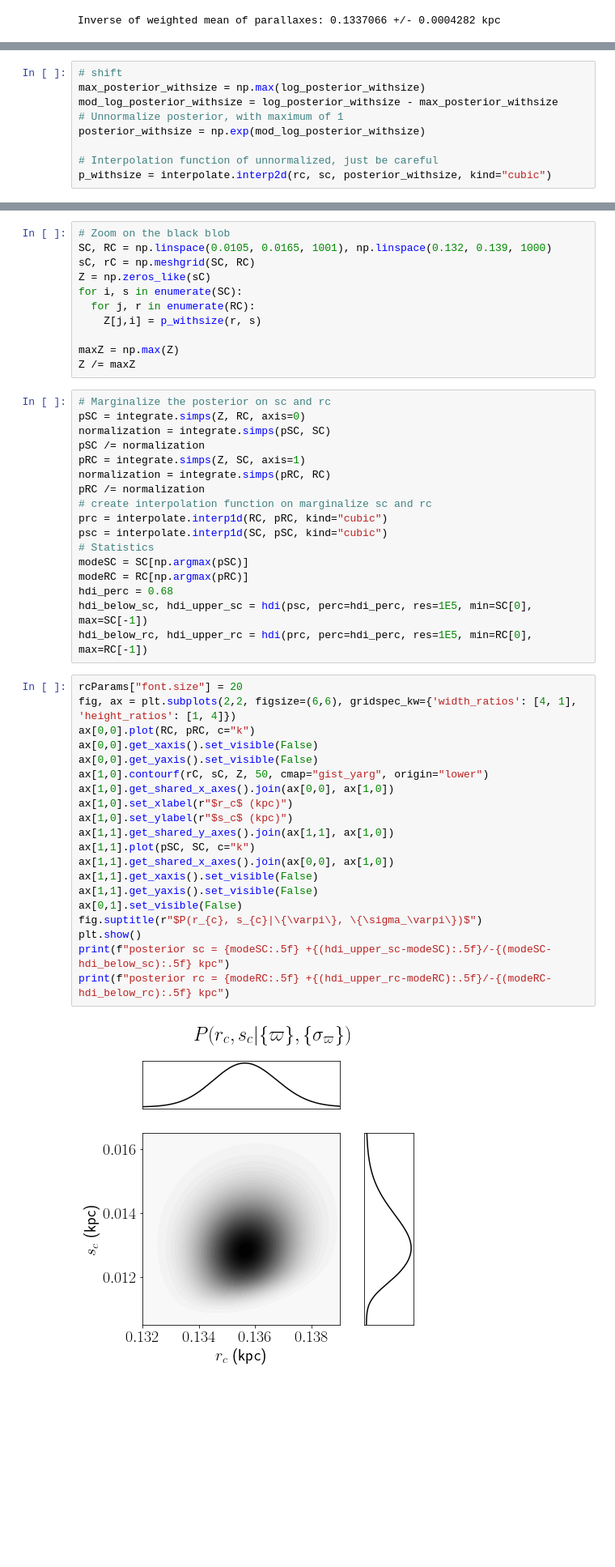
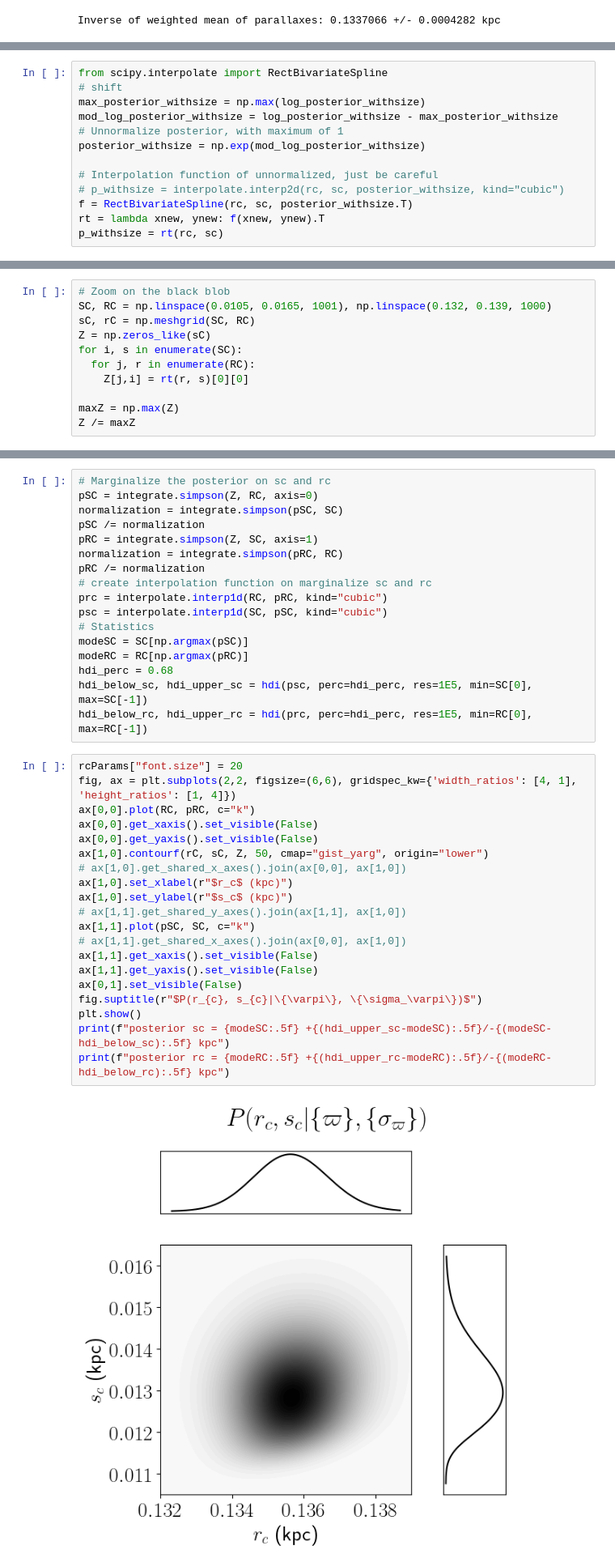
Before and after one commit to Alisyaifudin/estimating-distance, a Jupyter notebook: EstimatingDistance-Multiple.ipynb, the cells around one changed output, grey strips where cells are left out. Shown: that part at 81% size. Drawn from its saved outputs; the diff is of its cells as text; blank space fills up the shorter version.

```diff
--- a/EstimatingDistance-Multiple.ipynb
+++ b/EstimatingDistance-Multiple.ipynb
@@ -507,6 +507,7 @@ for i, r in enumerate(rc):
   for j, s in enumerate(sc):
     log_posterior_withsize[j, i] = log_likelihood_withsize[j, i] + log_sc_prior[j] + log_rc_prior[i]
 # %%
+from scipy.interpolate import RectBivariateSpline
 # shift
 max_posterior_withsize = np.max(log_posterior_withsize)
 mod_log_posterior_withsize = log_posterior_withsize - max_posterior_withsize
@@ -514,7 +515,10 @@ mod_log_posterior_withsize = log_posterior_withsize - max_posterior_withsize
 posterior_withsize = np.exp(mod_log_posterior_withsize)
 
 # Interpolation function of unnormalized, just be careful
-p_withsize = interpolate.interp2d(rc, sc, posterior_withsize, kind="cubic")
+# p_withsize = interpolate.interp2d(rc, sc, posterior_withsize, kind="cubic")
+f = RectBivariateSpline(rc, sc, posterior_withsize.T)
+rt = lambda xnew, ynew: f(xnew, ynew).T
+p_withsize = rt(rc, sc)
 # %%
 # plot!
 X, Y = np.meshgrid(rc, sc)
@@ -529,3 +537,14 @@ Text(0, 0.5, '$s_{c}$ (kpc)')
+# %%
+# Zoom on the black blob
+SC, RC = np.linspace(0.0105, 0.0165, 1001), np.linspace(0.132, 0.139, 1000)
+sC, rC = np.meshgrid(SC, RC)
+Z = np.zeros_like(sC)
+for i, s in enumerate(SC):
+  for j, r in enumerate(RC):
+    Z[j,i] = rt(r, s)[0][0]
+
+maxZ = np.max(Z)
+Z /= maxZ
 # %%
 # Plot with prior!
 plt.figure(figsize=(5,5))
@@ -540,21 +559,10 @@ Text(0, 0.5, '$s_{c}$ (kpc)')
-# %%
-# Zoom on the black blob
-SC, RC = np.linspace(0.0105, 0.0165, 1001), np.linspace(0.132, 0.139, 1000)
-sC, rC = np.meshgrid(SC, RC)
-Z = np.zeros_like(sC)
-for i, s in enumerate(SC):
-  for j, r in enumerate(RC):
-    Z[j,i] = p_withsize(r, s)
-
-maxZ = np.max(Z)
-Z /= maxZ
 # %%
 # Marginalize the posterior on sc and rc
-pSC = integrate.simps(Z, RC, axis=0)
-normalization = integrate.simps(pSC, SC)
+pSC = integrate.simpson(Z, RC, axis=0)
+normalization = integrate.simpson(pSC, SC)
 pSC /= normalization
-pRC = integrate.simps(Z, SC, axis=1)
-normalization = integrate.simps(pRC, RC)
+pRC = integrate.simpson(Z, SC, axis=1)
+normalization = integrate.simpson(pRC, RC)
 pRC /= normalization
 # create interpolation function on marginalize sc and rc
 prc = interpolate.interp1d(RC, pRC, kind="cubic")
@@ -568,25 +576,25 @@ hdi_below_rc, hdi_upper_rc = hdi(prc, perc=hdi_perc, res=1E5, min=RC[0], max=RC[
 # %%
 rcParams["font.size"] = 20
 fig, ax = plt.subplots(2,2, figsize=(6,6), gridspec_kw={'width_ratios': [4, 1], 'height_ratios': [1, 4]})
 ax[0,0].plot(RC, pRC, c="k")
 ax[0,0].get_xaxis().set_visible(False)
 ax[0,0].get_yaxis().set_visible(False)
 ax[1,0].contourf(rC, sC, Z, 50, cmap="gist_yarg", origin="lower")
-ax[1,0].get_shared_x_axes().join(ax[0,0], ax[1,0])
+# ax[1,0].get_shared_x_axes().join(ax[0,0], ax[1,0])
 ax[1,0].set_xlabel(r"$r_c$ (kpc)")
 ax[1,0].set_ylabel(r"$s_c$ (kpc)")
-ax[1,1].get_shared_y_axes().join(ax[1,1], ax[1,0])
+# ax[1,1].get_shared_y_axes().join(ax[1,1], ax[1,0])
 ax[1,1].plot(pSC, SC, c="k")
-ax[1,1].get_shared_x_axes().join(ax[0,0], ax[1,0])
+# ax[1,1].get_shared_x_axes().join(ax[0,0], ax[1,0])
 ax[1,1].get_xaxis().set_visible(False)
 ax[1,1].get_yaxis().set_visible(False)
 ax[0,1].set_visible(False)
 fig.suptitle(r"$P(r_{c}, s_{c}|\{\varpi\}, \{\sigma_\varpi\})$")
 plt.show()
 print(f"posterior sc = {modeSC:.5f} +{(hdi_upper_sc-modeSC):.5f}/-{(modeSC-hdi_below_sc):.5f} kpc")
 print(f"posterior rc = {modeRC:.5f} +{(hdi_upper_rc-modeRC):.5f}/-{(modeRC-hdi_below_rc):.5f} kpc")
 # %% [output]
-[figure, old version]
+[figure, new version]
 posterior sc = 0.01291 +0.00103/-0.00090 kpc
 posterior rc = 0.13564 +0.00114/-0.00112 kpc
 # %%
```
Also changed, not shown: parts of 9 cells of this notebook, 3 other files.
